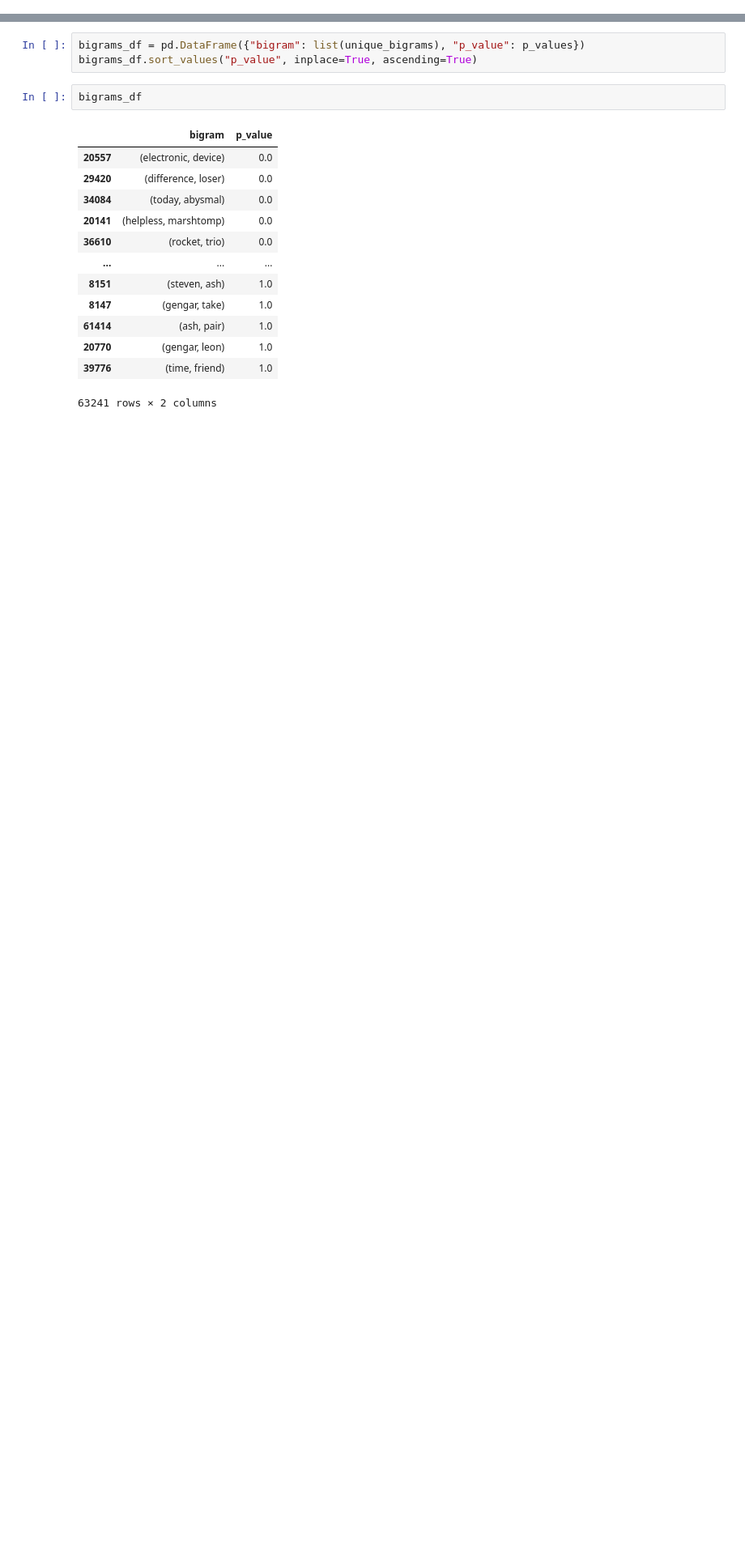
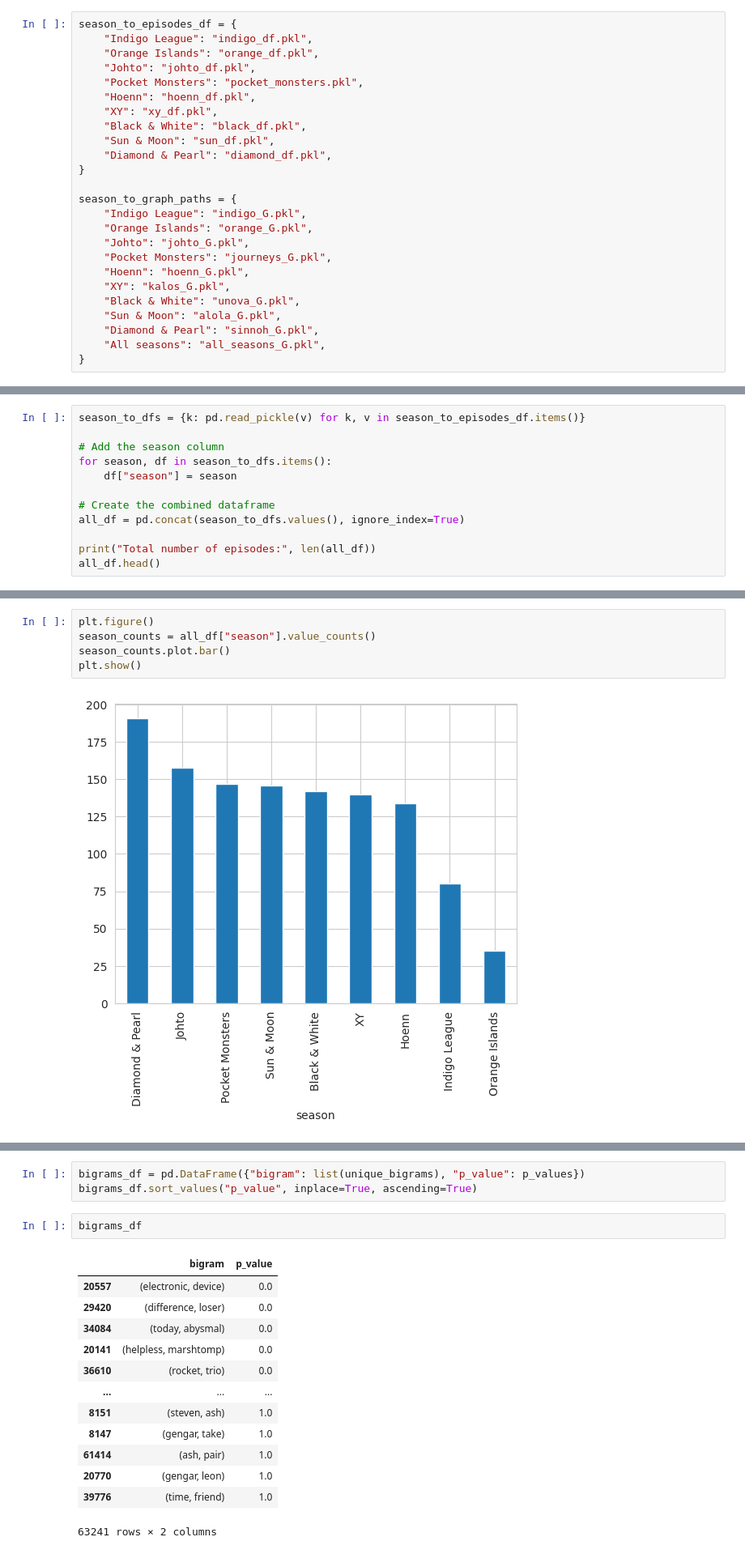
Before and after one commit to GitHub-Adminstrator/Social_science_project_final, a Jupyter notebook: text-analysis.ipynb, the cells around one changed output, grey strips where cells are left out. Shown at 81% size. Drawn from its saved outputs; the diff is of its cells as text; blank space fills up the shorter version.

```diff
--- a/text-analysis.ipynb
+++ b/text-analysis.ipynb
@@ -10,0 +15,25 @@ import multiprocessing as mp
+# %%
+season_to_episodes_df = {
+    "Indigo League": "indigo_df.pkl",
+    "Orange Islands": "orange_df.pkl",
+    "Johto": "johto_df.pkl",
+    "Pocket Monsters": "pocket_monsters.pkl",
+    "Hoenn": "hoenn_df.pkl",
+    "XY": "xy_df.pkl",
+    "Black & White": "black_df.pkl",
+    "Sun & Moon": "sun_df.pkl",
+    "Diamond & Pearl": "diamond_df.pkl",
+}
+
+season_to_graph_paths = {
+    "Indigo League": "indigo_G.pkl",
+    "Orange Islands": "orange_G.pkl",
+    "Johto": "johto_G.pkl",
+    "Pocket Monsters": "journeys_G.pkl",
+    "Hoenn": "hoenn_G.pkl",
+    "XY": "kalos_G.pkl",
+    "Black & White": "unova_G.pkl",
+    "Sun & Moon": "alola_G.pkl",
+    "Diamond & Pearl": "sinnoh_G.pkl",
+    "All seasons": "all_seasons_G.pkl",
+}
@@ -10,0 +43,12 @@ import multiprocessing as mp
+# %%
+season_to_dfs = {k: pd.read_pickle(v) for k, v in season_to_episodes_df.items()}
+
+# Add the season column
+for season, df in season_to_dfs.items():
+    df["season"] = season
+
+# Create the combined dataframe
+all_df = pd.concat(season_to_dfs.values(), ignore_index=True)
+
+print("Total number of episodes:", len(all_df))
+all_df.head()
@@ -11 +66,8 @@ import multiprocessing as mp
+# %%
+plt.figure()
+season_counts = all_df["season"].value_counts()
+season_counts.plot.bar()
+plt.show()
+# %% [output]
+[figure, added]
 # %% [markdown]
```
Also changed, not shown: parts of 29 cells of this notebook.
